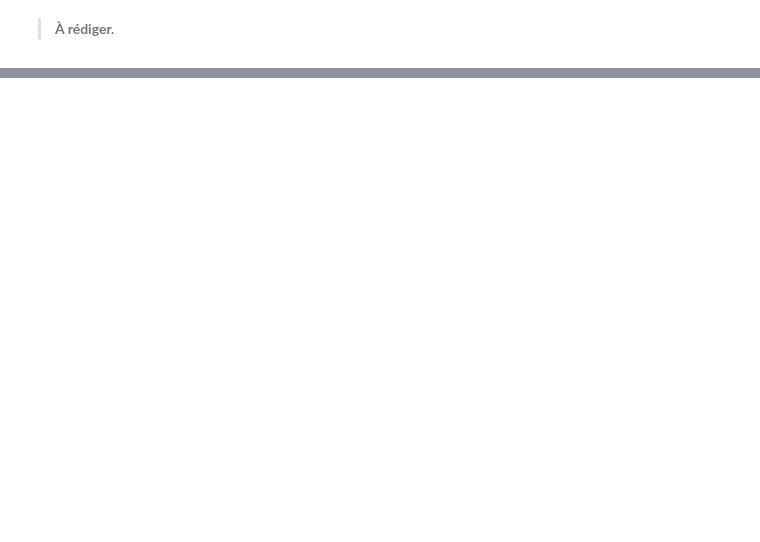
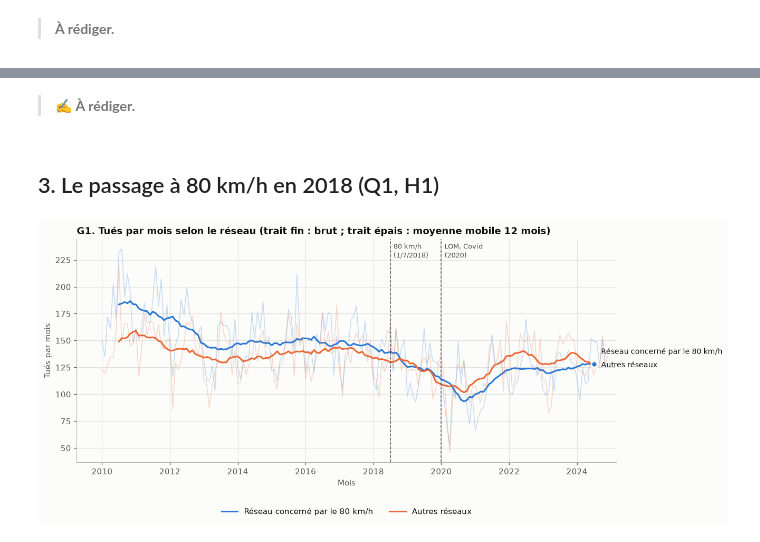
Before and after one commit to heloisegonon/projet-80kmh, a Jupyter notebook: main.ipynb, the cells around one changed output, grey strips where cells are left out. Saved outputs shown, nothing was run; the diff lists cells and outputs as text; code cells hidden in the pictures; blank space fills up the shorter version.

Commit message:
Ajoute les tableaux de description de la base et la série mensuelle des tués

```diff
--- a/main.ipynb
+++ b/main.ipynb
@@ -109,0 +180,8 @@ display(comparaison[["tues_2019_calc", "tues_ha_2019_onisr", "tues_2022_calc", "
+# %% [markdown]
+> ✍️ **À rédiger.**
+# %% [markdown]
+## 3. Le passage à 80 km/h en 2018 (Q1, H1)
+# %%
+gr.tracer_mensuel_reseau(ind.tues_mensuels_par_reseau(accidents));
+# %% [output]
+[figure, added]
```
Also changed, not shown: parts of 12 cells of this notebook, 1 other file.
